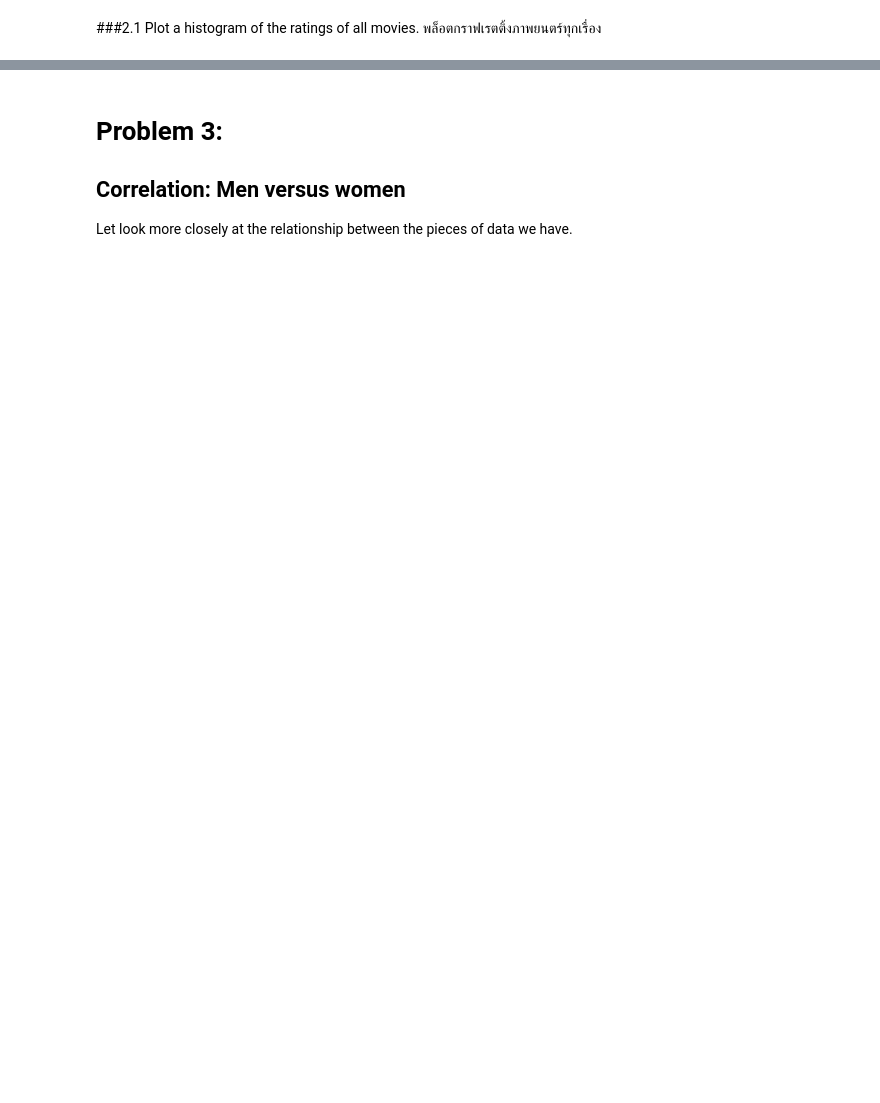
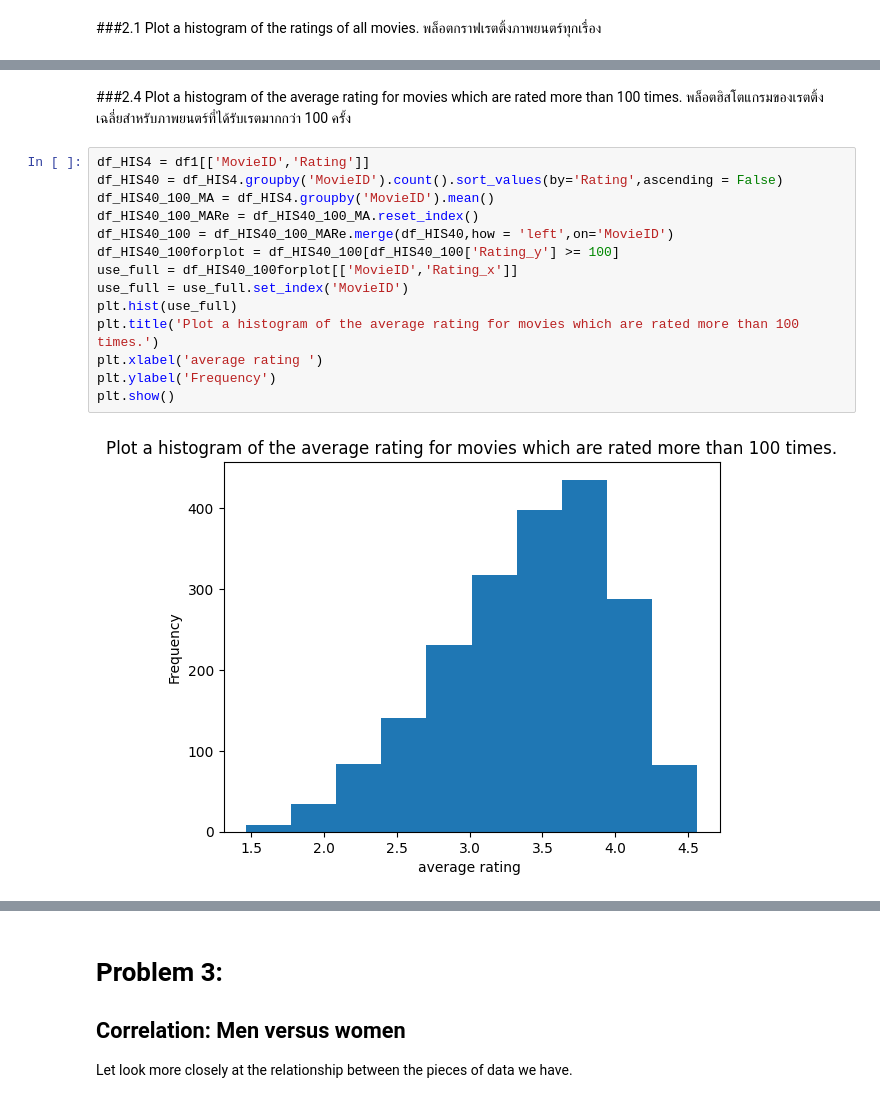
Before and after one commit to ananyapoonsawat/Python_dataviz2023, a Jupyter notebook: Project2_66.ipynb, the cells around one changed output, grey strips where cells are left out. Drawn from its saved outputs; the diff is of its cells as text; blank space fills up the shorter version.

```diff
--- a/Project2_66.ipynb
+++ b/Project2_66.ipynb
@@ -346,0 +386,19 @@ plt.show()
+# %% [markdown]
+###2.4
+Plot a histogram of the average rating for movies which are rated more than 100 times. พล็อตฮิสโตแกรมของเรตติ้งเฉลี่ยสำหรับภาพยนตร์ที่ได้รับเรตมากกว่า 100 ครั้ง
+# %%
+df_HIS4 = df1[['MovieID','Rating']]
+df_HIS40 = df_HIS4.groupby('MovieID').count().sort_values(by='Rating',ascending = False)
+df_HIS40_100_MA = df_HIS4.groupby('MovieID').mean()
+df_HIS40_100_MARe = df_HIS40_100_MA.reset_index()
+df_HIS40_100 = df_HIS40_100_MARe.merge(df_HIS40,how = 'left',on='MovieID')
+df_HIS40_100forplot = df_HIS40_100[df_HIS40_100['Rating_y'] >= 100]
+use_full = df_HIS40_100forplot[['MovieID','Rating_x']]
+use_full = use_full.set_index('MovieID')
+plt.hist(use_full)
+plt.title('Plot a histogram of the average rating for movies which are rated more than 100 times.')
+plt.xlabel('average rating ')
+plt.ylabel('Frequency')
+plt.show()
+# %% [output]
+[figure, added]
```
Also changed, not shown: parts of 81 cells of this notebook.
